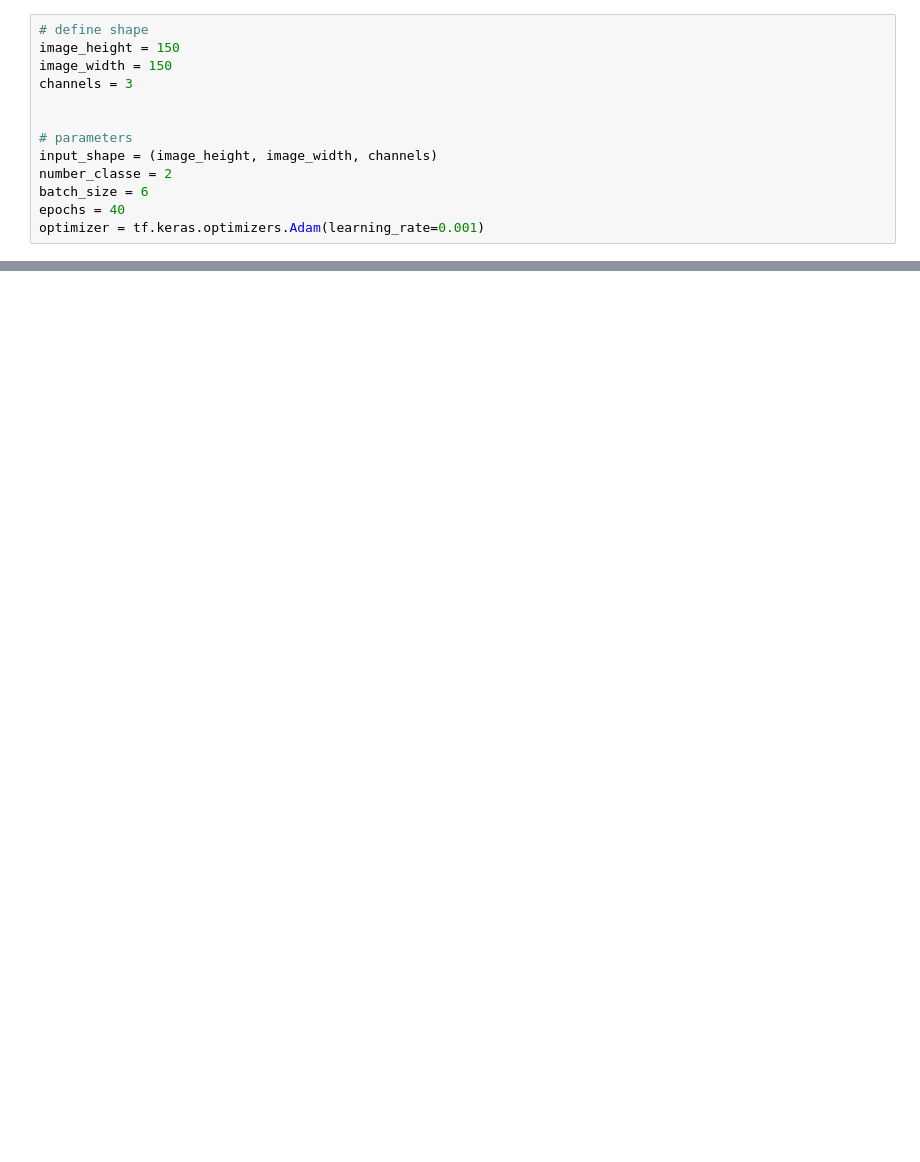
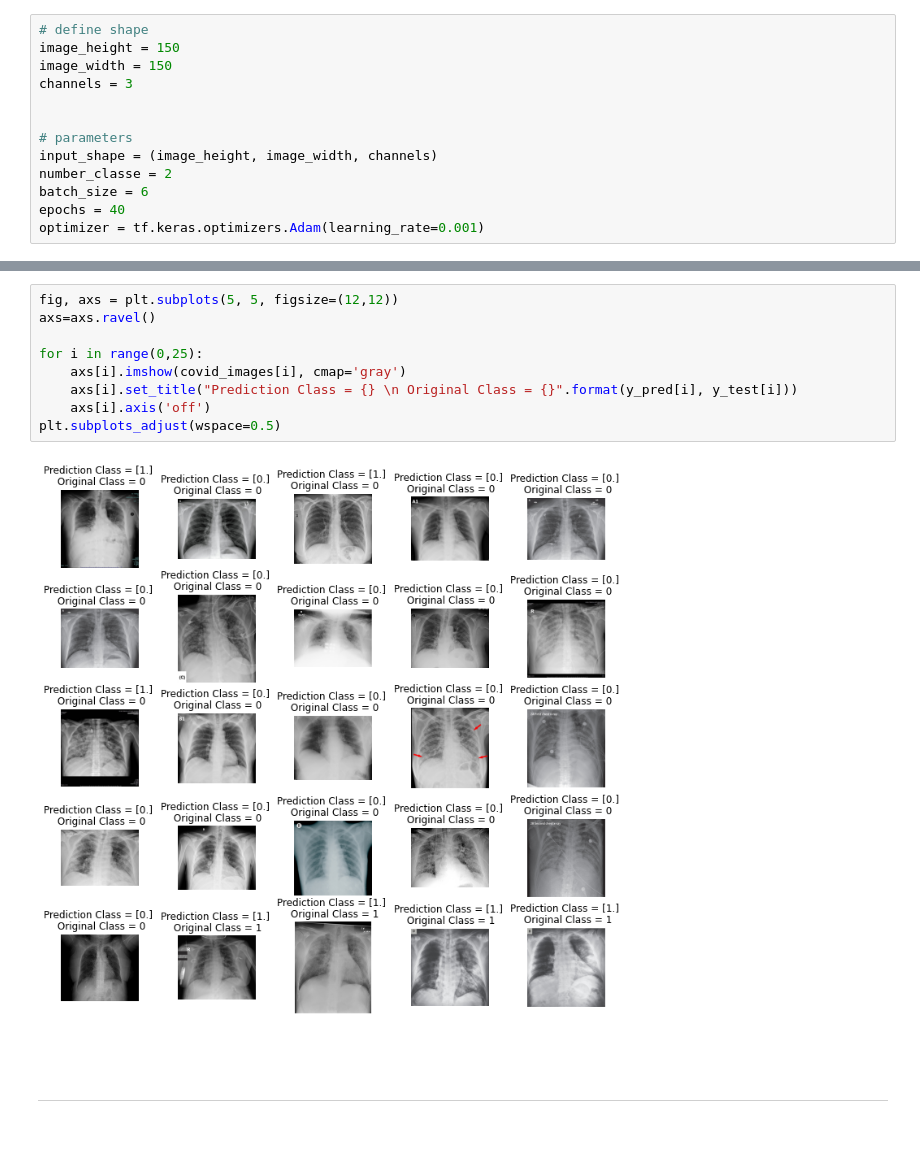
Before and after one commit to Youssef-DS/covid-detection-x-ray, a Jupyter notebook: Covid prediction.ipynb, the cells around one changed output, grey strips where cells are left out. Saved outputs shown, nothing was run; the diff lists cells and outputs as text; blank space fills up the shorter version.

```diff
--- a/Covid prediction.ipynb
+++ b/Covid prediction.ipynb
@@ -296,0 +305,16 @@ covid risk
+# %%
+fig, axs = plt.subplots(5, 5, figsize=(12,12))
+axs=axs.ravel()
+
+for i in range(0,25):
+    axs[i].imshow(covid_images[i], cmap='gray')
+    axs[i].set_title("Prediction Class = {} \n Original Class = {}".format(y_pred[i], y_test[i]))
+    axs[i].axis('off')
+plt.subplots_adjust(wspace=0.5)
+# %% [output]
+[figure, added]
+# %% [markdown]
+<br>
+<br>
+<hr>
+<br>
```
Also changed, not shown: parts of 32 cells of this notebook.
